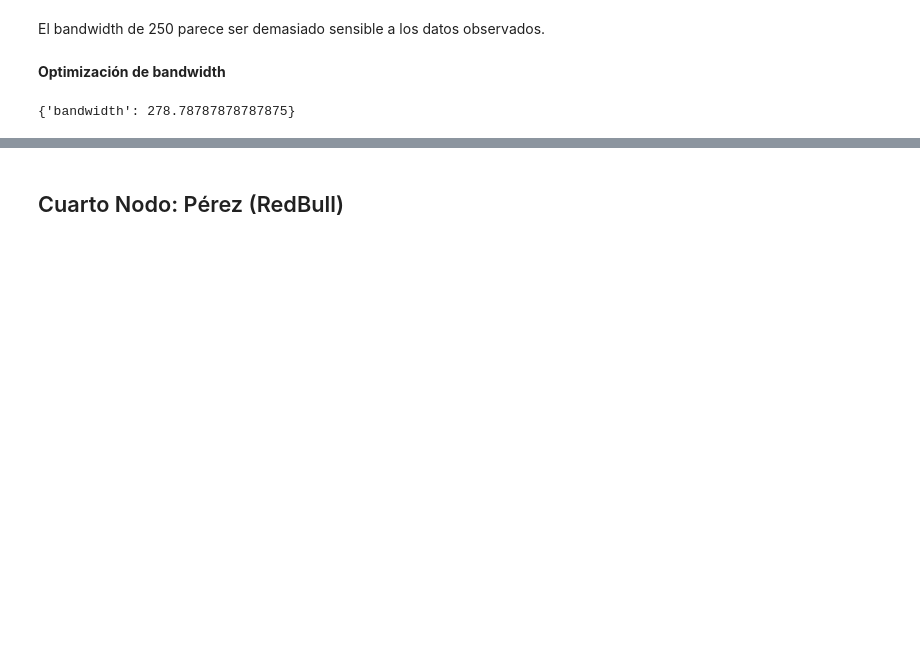
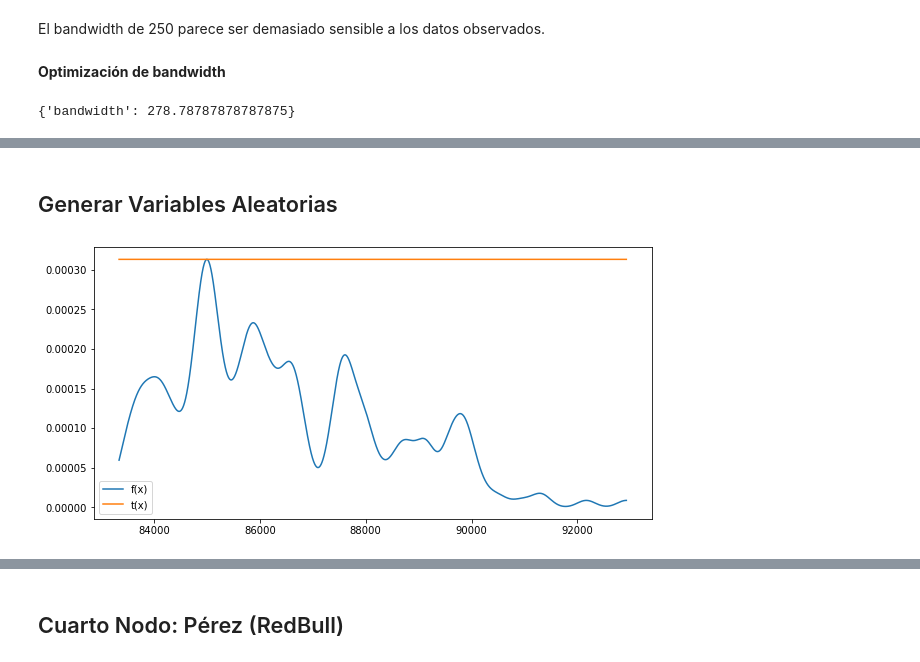
Before and after one commit to AndresLaresBarragan/ProyectoSPF, a Jupyter notebook: Nodo2.ipynb, the cells around one changed output, grey strips where cells are left out. Cells and saved outputs as stored; diff of their text form; code cells hidden in the pictures; blank space fills up the shorter version.

```diff
--- a/Nodo2.ipynb
+++ b/Nodo2.ipynb
@@ -962,0 +995,14 @@ print(grid1.best_params_)
+# %% [markdown]
+## Generar Variables Aleatorias
+# %%
+max_f1 = PDF1(x_grid1).max()
+t1     = lambda x: max_f1 * np.ones([len(x)])
+
+# Visualizacion de ambas funciones
+plt.figure(figsize=(10,5))
+plt.plot(x_grid1,PDF1(x_grid1),label='f(x)')
+plt.plot(x_grid1,t1(x_grid1),label='t(x)')
+plt.legend()
+plt.show()
+# %% [output]
+[figure, added]
```
Also changed, not shown: parts of 46 cells of this notebook.
